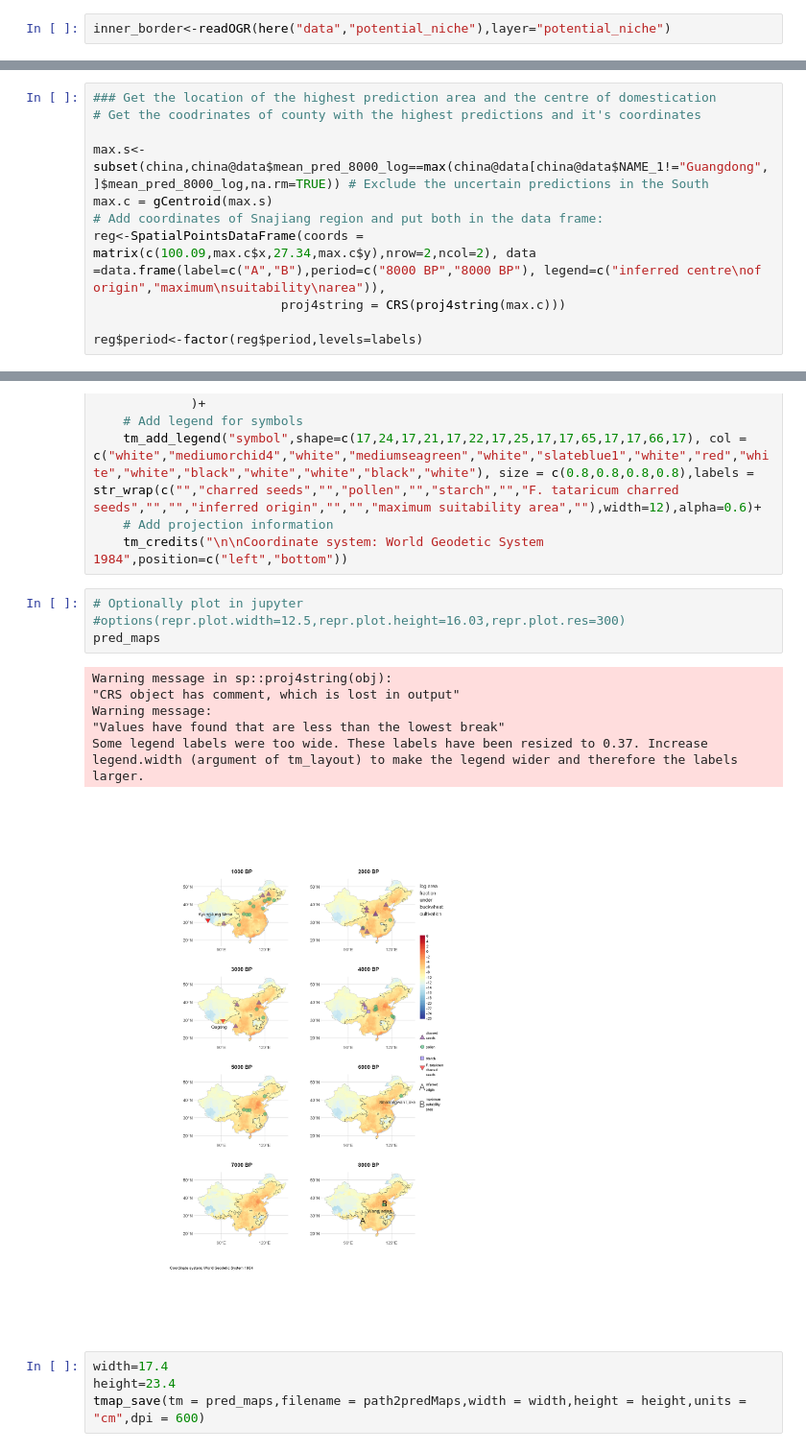
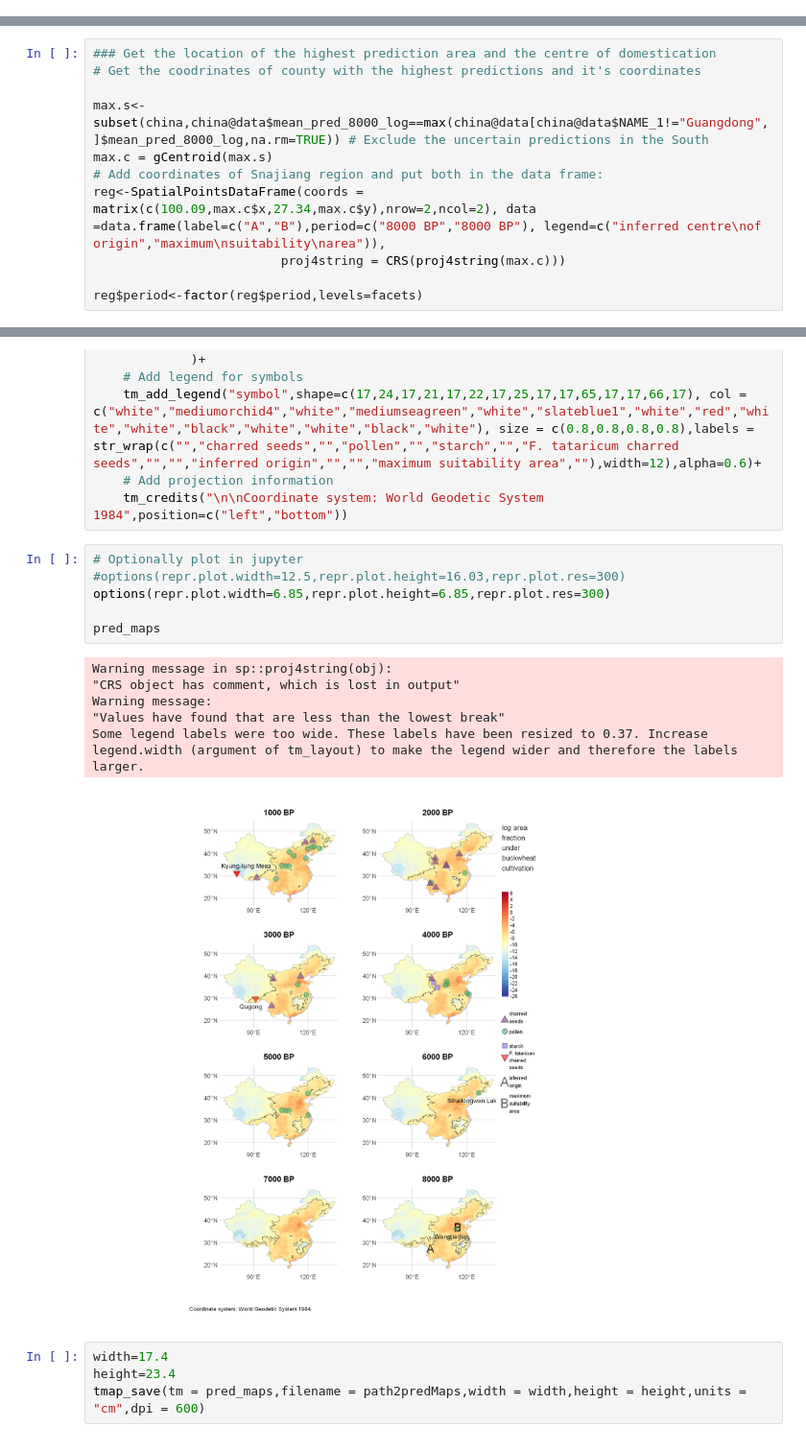
Before and after one commit to mkrzyzanska/BuckwheatNicheModelling, a Jupyter notebook: notebooks/07_Predictions_plots.ipynb, the cells around one changed output, grey strips where cells are left out. Shown: that part at 96% size. Saved outputs shown, nothing was run; the diff lists cells and outputs as text.

```diff
--- a/notebooks/07_Predictions_plots.ipynb
+++ b/notebooks/07_Predictions_plots.ipynb
@@ -256,2 +294,0 @@ writeOGR(a,dsn=path2niche,layer="potential_niche",driver="ESRI Shapefile")
-# %%
-inner_border<-readOGR(here("data","potential_niche"),layer="potential_niche")
@@ -288,7 +320,7 @@ max.c = gCentroid(max.s)
 reg<-SpatialPointsDataFrame(coords = matrix(c(100.09,max.c$x,27.34,max.c$y),nrow=2,ncol=2), data =data.frame(label=c("A","B"),period=c("8000 BP","8000 BP"), legend=c("inferred centre\nof origin","maximum\nsuitability\narea")),
                          proj4string = CRS(proj4string(max.c)))
 
-reg$period<-factor(reg$period,levels=labels)
+reg$period<-factor(reg$period,levels=facets)
 # %%
 pred_maps<-tm_shape(china) +
     # Define the grid form maps drawing
@@ -334,14 +366,16 @@ pred_maps<-tm_shape(china) +
 # %%
 # Optionally plot in jupyter
 #options(repr.plot.width=12.5,repr.plot.height=16.03,repr.plot.res=300)
+options(repr.plot.width=6.85,repr.plot.height=6.85,repr.plot.res=300)
+
 pred_maps
 # %% [output]
 Warning message in sp::proj4string(obj):
 "CRS object has comment, which is lost in output"
 Warning message:
 "Values have found that are less than the lowest break"
 Some legend labels were too wide. These labels have been resized to 0.37. Increase legend.width (argument of tm_layout) to make the legend wider and therefore the labels larger.
-[figure, old version]
+[figure, new version]
 # %%
 width=17.4
 height=23.4
```
Also changed, not shown: parts of 10 cells of this notebook.
